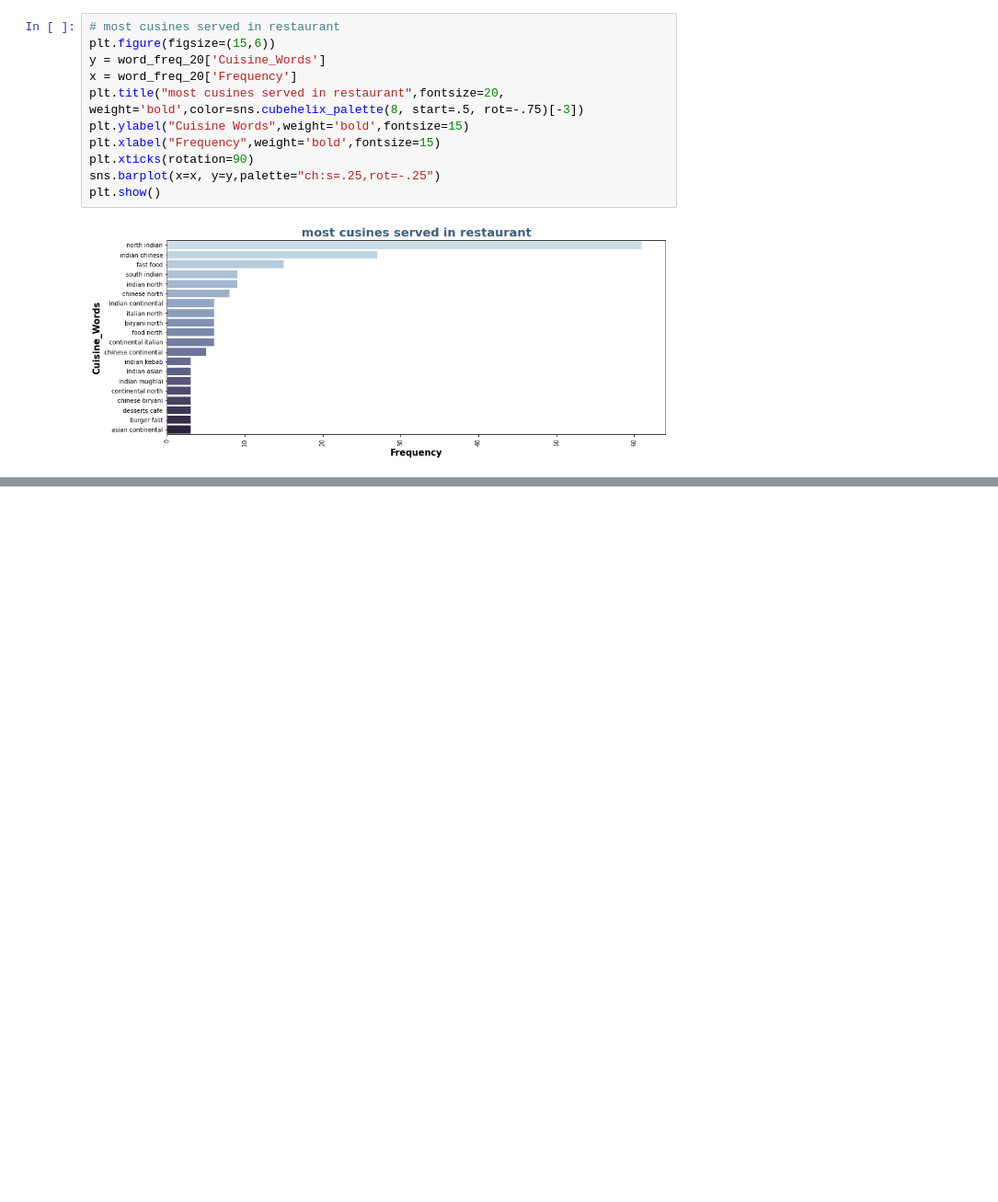
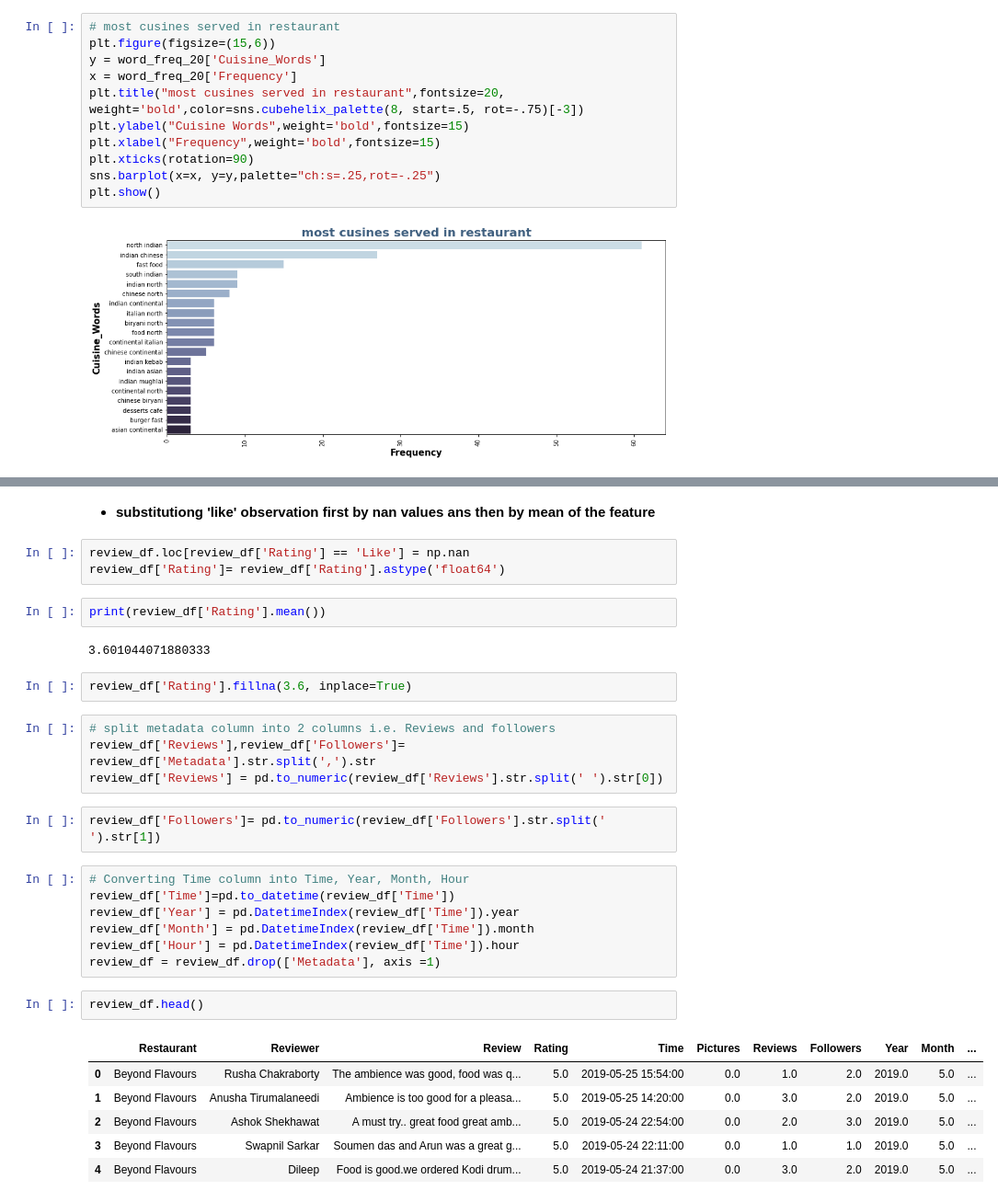
Before and after one commit to rohit-1026/Zomato-Restaurant-Clustering-and-Sentiment-Analysis, a Jupyter notebook: ZOMATO_RESTAURANT_CLUSTERING_AND_SENTIMENT_ANALYSIS.ipynb, the cells around one changed output, grey strips where cells are left out. Shown: that part at 92% size. Drawn from its saved outputs; the diff is of its cells as text; blank space fills up the shorter version.

```diff
--- a/ZOMATO_RESTAURANT_CLUSTERING_AND_SENTIMENT_ANALYSIS.ipynb
+++ b/ZOMATO_RESTAURANT_CLUSTERING_AND_SENTIMENT_ANALYSIS.ipynb
@@ -320,0 +364,33 @@ plt.axis("off")
+# %% [markdown]
+* **substitutiong 'like' observation first by nan values ans then by mean of the feature**
+# %%
+review_df.loc[review_df['Rating'] == 'Like'] = np.nan
+review_df['Rating']= review_df['Rating'].astype('float64')
+# %%
+print(review_df['Rating'].mean())
+# %% [output]
+3.601044071880333
+# %%
+review_df['Rating'].fillna(3.6, inplace=True)
+# %%
+# split metadata column into 2 columns i.e. Reviews and followers
+review_df['Reviews'],review_df['Followers']= review_df['Metadata'].str.split(',').str
+review_df['Reviews'] = pd.to_numeric(review_df['Reviews'].str.split(' ').str[0])
+# %%
+review_df['Followers']= pd.to_numeric(review_df['Followers'].str.split(' ').str[1])
+# %%
+# Converting Time column into Time, Year, Month, Hour
+review_df['Time']=pd.to_datetime(review_df['Time'])
+review_df['Year'] = pd.DatetimeIndex(review_df['Time']).year
+review_df['Month'] = pd.DatetimeIndex(review_df['Time']).month
+review_df['Hour'] = pd.DatetimeIndex(review_df['Time']).hour
+review_df = review_df.drop(['Metadata'], axis =1)
+# %%
+review_df.head()
+# %% [output]
+|  | Restaurant | Reviewer | Review | Rating | Time | Pictures | Reviews | Followers | Year | Month | ... |
+| 0 | Beyond Flavours | Rusha Chakraborty | The ambience was good, food was q... | 5.0 | 2019-05-25 15:54:00 | 0.0 | 1.0 | 2.0 | 2019.0 | 5.0 | ... |
+| 1 | Beyond Flavours | Anusha Tirumalaneedi | Ambience is too good for a pleasa... | 5.0 | 2019-05-25 14:20:00 | 0.0 | 3.0 | 2.0 | 2019.0 | 5.0 | ... |
+| 2 | Beyond Flavours | Ashok Shekhawat | A must try.. great food great amb... | 5.0 | 2019-05-24 22:54:00 | 0.0 | 2.0 | 3.0 | 2019.0 | 5.0 | ... |
+| 3 | Beyond Flavours | Swapnil Sarkar | Soumen das and Arun was a great g... | 5.0 | 2019-05-24 22:11:00 | 0.0 | 1.0 | 1.0 | 2019.0 | 5.0 | ... |
+| 4 | Beyond Flavours | Dileep | Food is good.we ordered Kodi drum... | 5.0 | 2019-05-24 21:37:00 | 0.0 | 3.0 | 2.0 | 2019.0 | 5.0 | ... |
```
Also changed, not shown: parts of 12 cells of this notebook.
